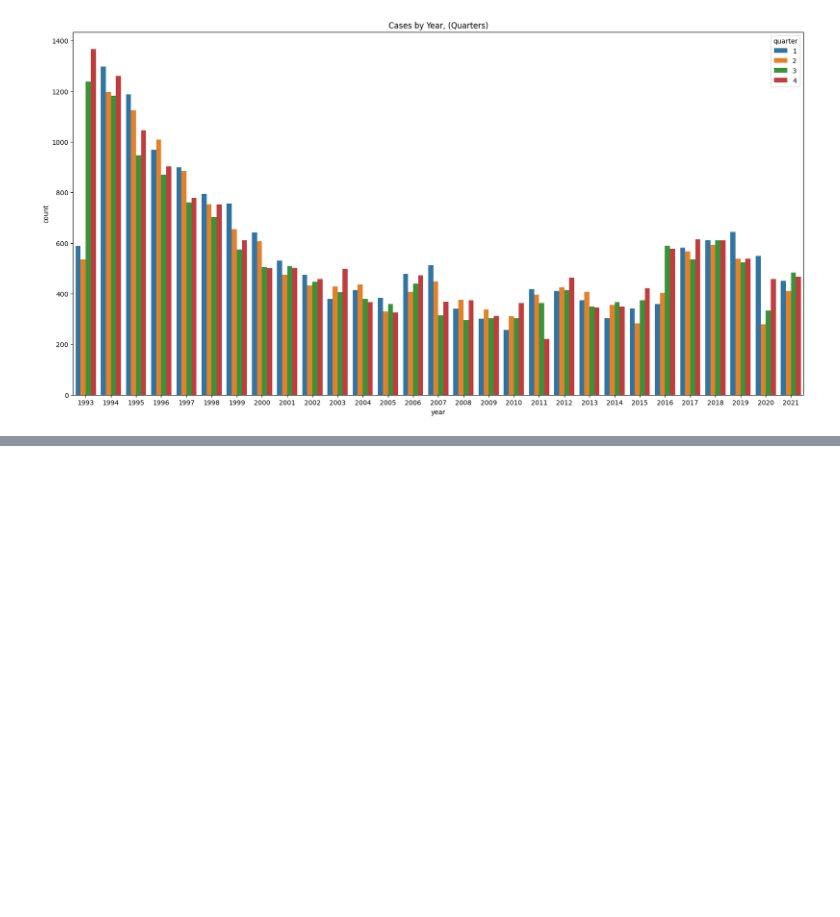
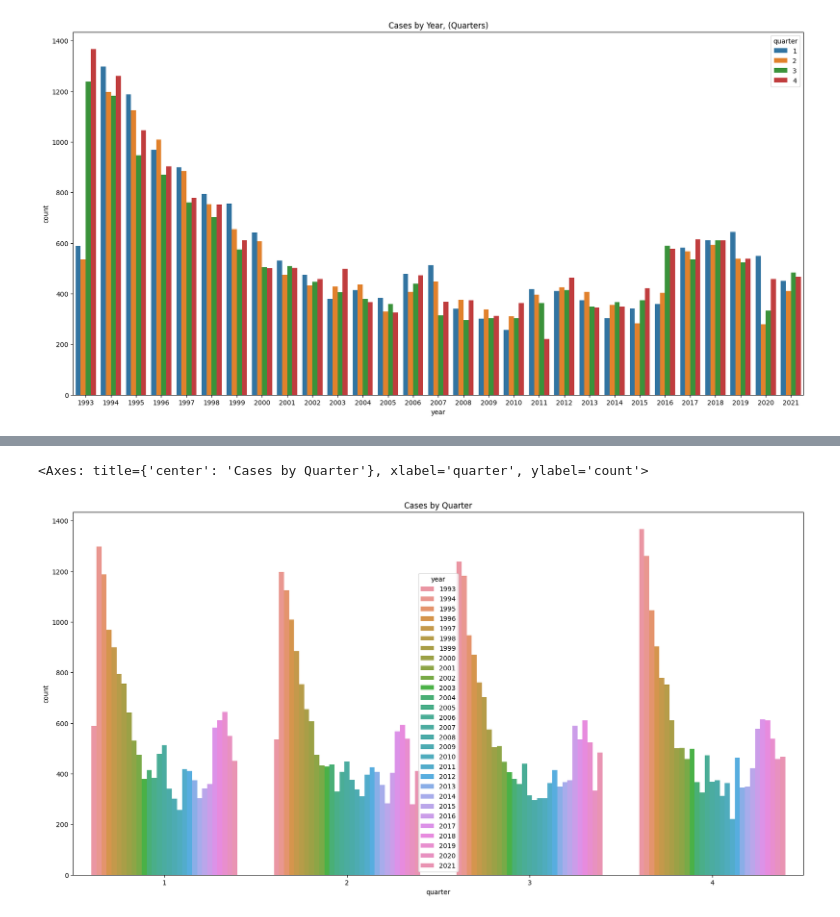
Before and after one commit to MarcusO17/NCVS2022Analysis, a Jupyter notebook: TimeSeriesAnalysis.ipynb, the cells around one changed output, grey strips where cells are left out. Cells and saved outputs as stored; diff of their text form; code cells hidden in the pictures; blank space fills up the shorter version.

```diff
--- a/TimeSeriesAnalysis.ipynb
+++ b/TimeSeriesAnalysis.ipynb
@@ -90,0 +89,8 @@ sns.countplot(x=df['year'],hue=df['quarter'],hue_order=['1','2','3','4'])
+# %%
+
+plt.figure(figsize=(20,10))
+plt.title('Cases by Quarter')
+sns.countplot(x=df['quarter'].sort_values(),hue=df['year'])
+# %% [output]
+<Axes: title={'center': 'Cases by Quarter'}, xlabel='quarter', ylabel='count'>
+[figure, added]
```
Also changed, not shown: parts of 4 cells of this notebook.
